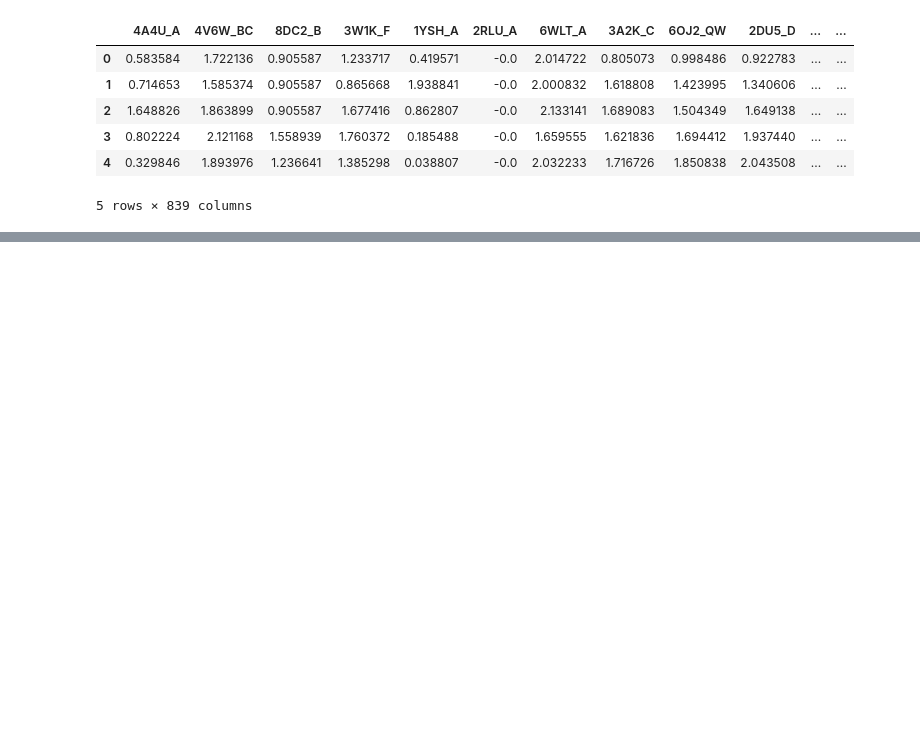
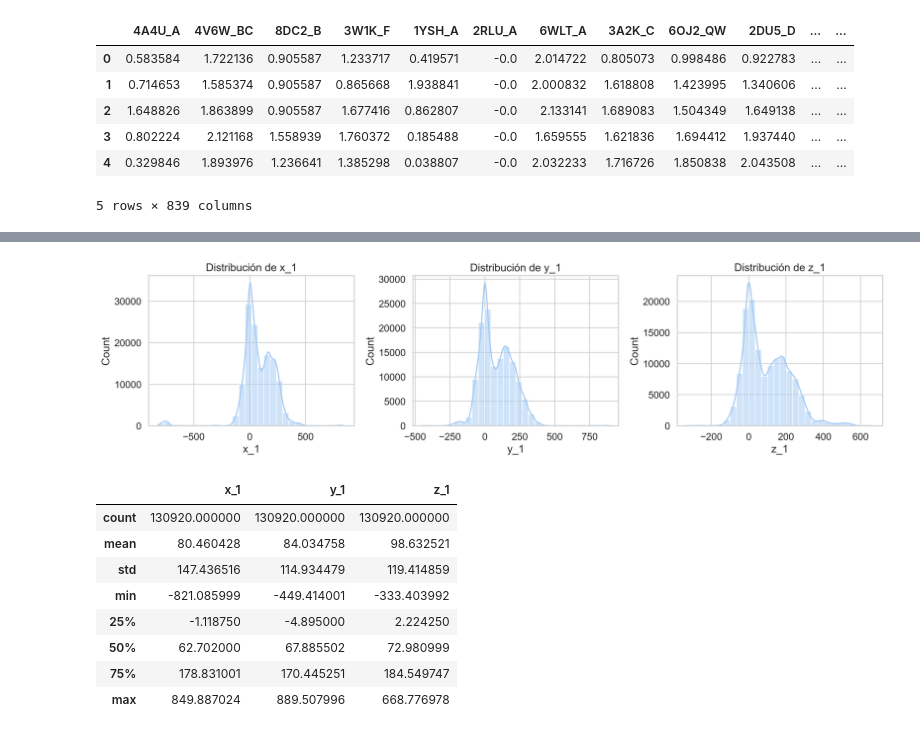
Before and after one commit to rospeltof/Stanford-RNA-3D-FOLDING, a Jupyter notebook: code/01_EDA.ipynb, the cells around one changed output, grey strips where cells are left out. Drawn from its saved outputs; the diff is of its cells as text; code cells hidden in the pictures; blank space fills up the shorter version.

```diff
--- a/code/01_EDA.ipynb
+++ b/code/01_EDA.ipynb
@@ -281,0 +323,24 @@ train_seq_filtrado.to_csv(save_train_path)
+# %%
+plt.figure(figsize=(15, 4), dpi = 300)
+for i, col in enumerate(['x_1', 'y_1', 'z_1']):
+    plt.subplot(1, 3, i+1)
+    sns.histplot(df_train[col], kde=True, bins=30)
+    plt.title(f'Distribución de {col}')
+    plt.xlabel(col)
+plt.tight_layout()
+plt.show()
+
+# Boxplots
+
+df_train[['x_1', 'y_1', 'z_1']].describe()
+# %% [output]
+[figure, added]
+|  | x_1 | y_1 | z_1 |
+| count | 130920.000000 | 130920.000000 | 130920.000000 |
+| mean | 80.460428 | 84.034758 | 98.632521 |
+| std | 147.436516 | 114.934479 | 119.414859 |
+| min | -821.085999 | -449.414001 | -333.403992 |
+| 25% | -1.118750 | -4.895000 | 2.224250 |
+| 50% | 62.702000 | 67.885502 | 72.980999 |
+| 75% | 178.831001 | 170.445251 | 184.549747 |
+| max | 849.887024 | 889.507996 | 668.776978 |
```
Also changed, not shown: parts of 3 cells of this notebook, 2 other files.
